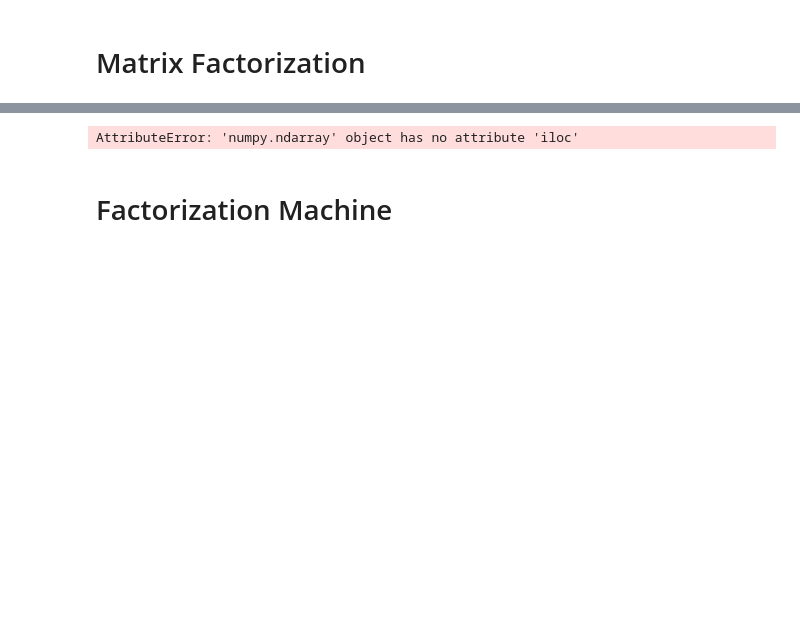
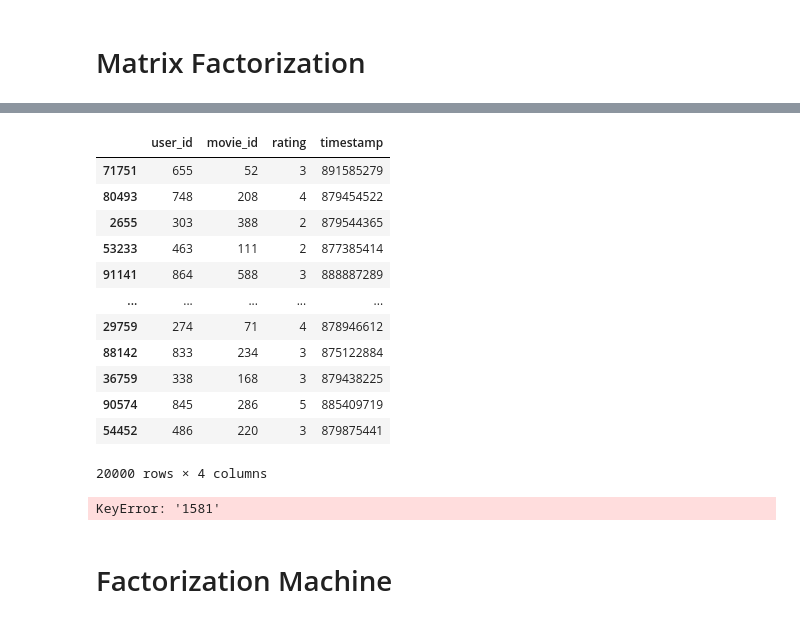
Before and after one commit to Wang-Jian-An/Recommandation_System, a Jupyter notebook: execute_model.ipynb, the cells around one changed output, grey strips where cells are left out. Saved outputs shown, nothing was run; the diff lists cells and outputs as text; code cells hidden in the pictures; blank space fills up the shorter version.

```diff
--- a/execute_model.ipynb
+++ b/execute_model.ipynb
@@ -136,12 +139,12 @@ movie_genre["index"] = 1
 movie_genre = movie_genre.pivot_table(index="movie_id", columns="genre", values="index", fill_value=0)
 movie_genre = movie_genre.reset_index()
 # %%
-merge_data = pd.merge(user_movie, user_age, how="inner", on="user_id")
-print(merge_data.shape)
-merge_data = pd.merge(merge_data, user_occupation, how="left", on="user_id")
-print(merge_data.shape)
-merge_data = pd.merge(merge_data, movie_genre, how="left", on="movie_id").fillna(0)
-print(merge_data.shape)
+rating_merge_data = pd.merge(user_movie, user_age, how="inner", on="user_id")
+print(rating_merge_data.shape)
+rating_merge_data = pd.merge(rating_merge_data, user_occupation, how="left", on="user_id")
+print(rating_merge_data.shape)
+rating_merge_data = pd.merge(rating_merge_data, movie_genre, how="left", on="movie_id").fillna(0)
+print(rating_merge_data.shape)
 # %% [output]
 (100000, 5)
 (100000, 6)
@@ -163,2 +152,22 @@ rating_train_result_data, rating_test_result_data, rating_train_user_item_intera
+# %%
+# 最終想生成哪些資料
+# 1. 訓練資料、測試資料
+# 2. 每個資料的單純User-id、Item-id, User-id所有特徵、Item-id所有特徵、User-Item-interaction、User-Item Matrix
+    # 把資料分割成訓練資料與測試資料
+rating_train_merge_data, rating_test_merge_data = train_test_split(rating_merge_data, test_size=0.2, random_state=12345)
+
+rating_train_user_id_data, rating_test_user_id_data = rating_train_merge_data["user_id"], rating_test_merge_data["user_id"] # 目標
+rating_train_movie_id_data, rating_test_movie_id_data = rating_train_merge_data["movie_id"], rating_test_merge_data["movie_id"] # 目標
+rating_train_user_feature_data, rating_test_user_feature_data = rating_train_merge_data[["age", "occupation"]], rating_test_merge_data[["age", "occupation"]]
+rating_train_movie_feature_data, rating_test_movie_feature_data = rating_train_merge_data[movie_genre.columns[1:]], rating_test_merge_data[movie_genre.columns[1:]]
+rating_train_result_data, rating_test_result_data = rating_train_merge_data["rating"].values, rating_test_merge_data["rating"].values
+
+rating_train_user_feature_data, rating_train_movie_feature_data, rating_train_user_item_interaction_data, rating_train_user_item_matrix_data =\
+    split_four_data(rating_train_user_feature_data, rating_train_movie_feature_data, rating_train_merge_data[["user_id", "movie_id", "rating", "timestamp"]], user_column_name="user_id", item_column_name="movie_id", result_name="rating")
+
+rating_test_user_feature_data, rating_test_movie_feature_data, rating_test_user_item_interaction_data, rating_test_user_item_matrix_data =\
+    split_four_data(rating_test_user_feature_data, rating_test_movie_feature_data, rating_test_merge_data[["user_id", "movie_id", "rating", "timestamp"]], user_column_name="user_id", item_column_name="movie_id", result_name="rating")
+
+del rating_test_user_item_matrix_data
 # %%
 # 1. 定義OneHotEncoding的內容→Movielens
@@ -284,7 +308,23 @@ model.fit(epochs=epochs, learning_rate=learning_rate, regularization_rate=1e-2,
+# %%
+rating_test_user_item_interaction_data
+# %% [output]
+|  | user_id | movie_id | rating | timestamp |
+| 71751 | 655 | 52 | 3 | 891585279 |
+| 80493 | 748 | 208 | 4 | 879454522 |
+| 2655 | 303 | 388 | 2 | 879544365 |
+| 53233 | 463 | 111 | 2 | 877385414 |
+| 91141 | 864 | 588 | 3 | 888887289 |
+| ... | ... | ... | ... | ... |
+| 29759 | 274 | 71 | 4 | 878946612 |
+| 88142 | 833 | 234 | 3 | 875122884 |
+| 36759 | 338 | 168 | 3 | 879438225 |
+| 90574 | 845 | 286 | 5 | 885409719 |
+| 54452 | 486 | 220 | 3 | 879875441 |
+20000 rows × 4 columns
 # %%
-model.evaluate(testdata=rating_test_result_data)
+model.evaluate(testdata=rating_test_user_item_interaction_data)
 # %% [output]
-AttributeError: 'numpy.ndarray' object has no attribute 'iloc'
+KeyError: '1581'
 # %% [markdown]
 # Factorization Machine
 # %%
```
Also changed, not shown: parts of 17 cells of this notebook, 2 other files.
